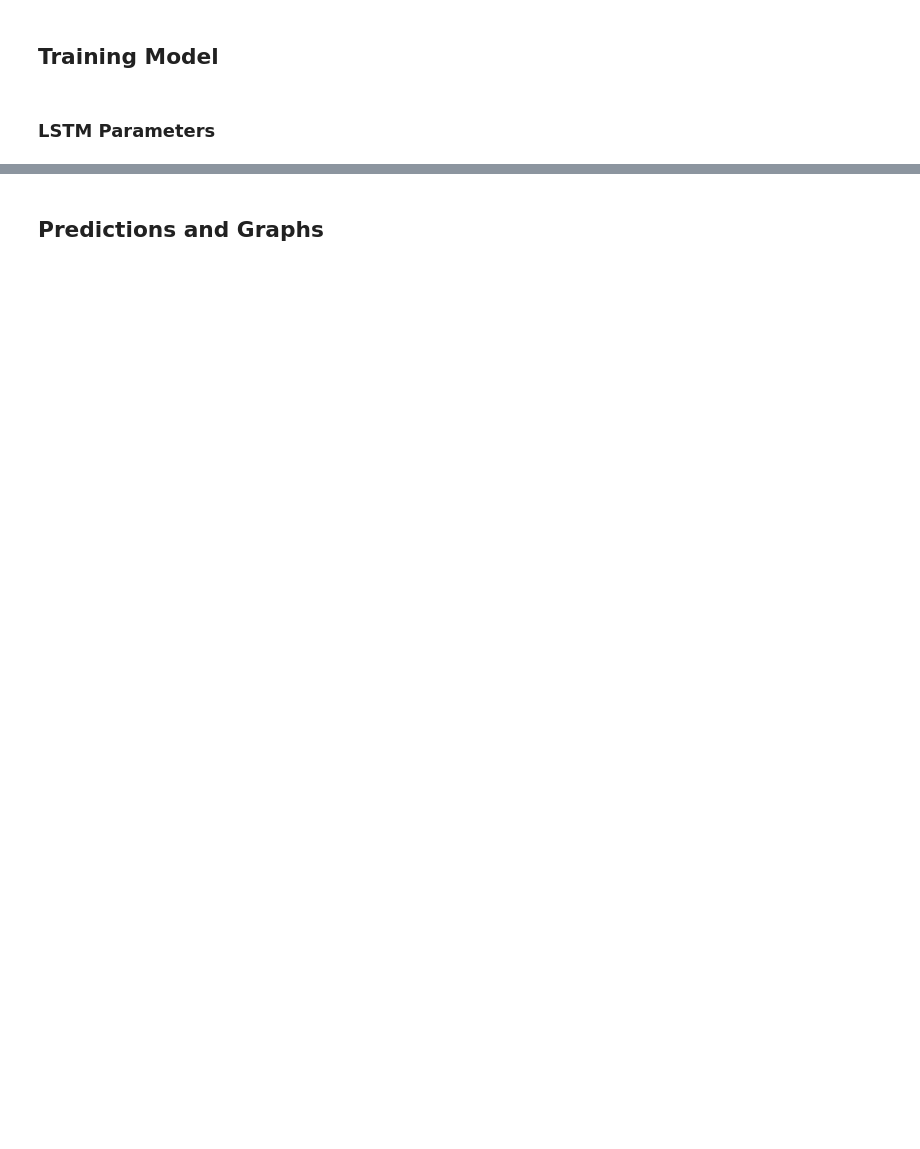
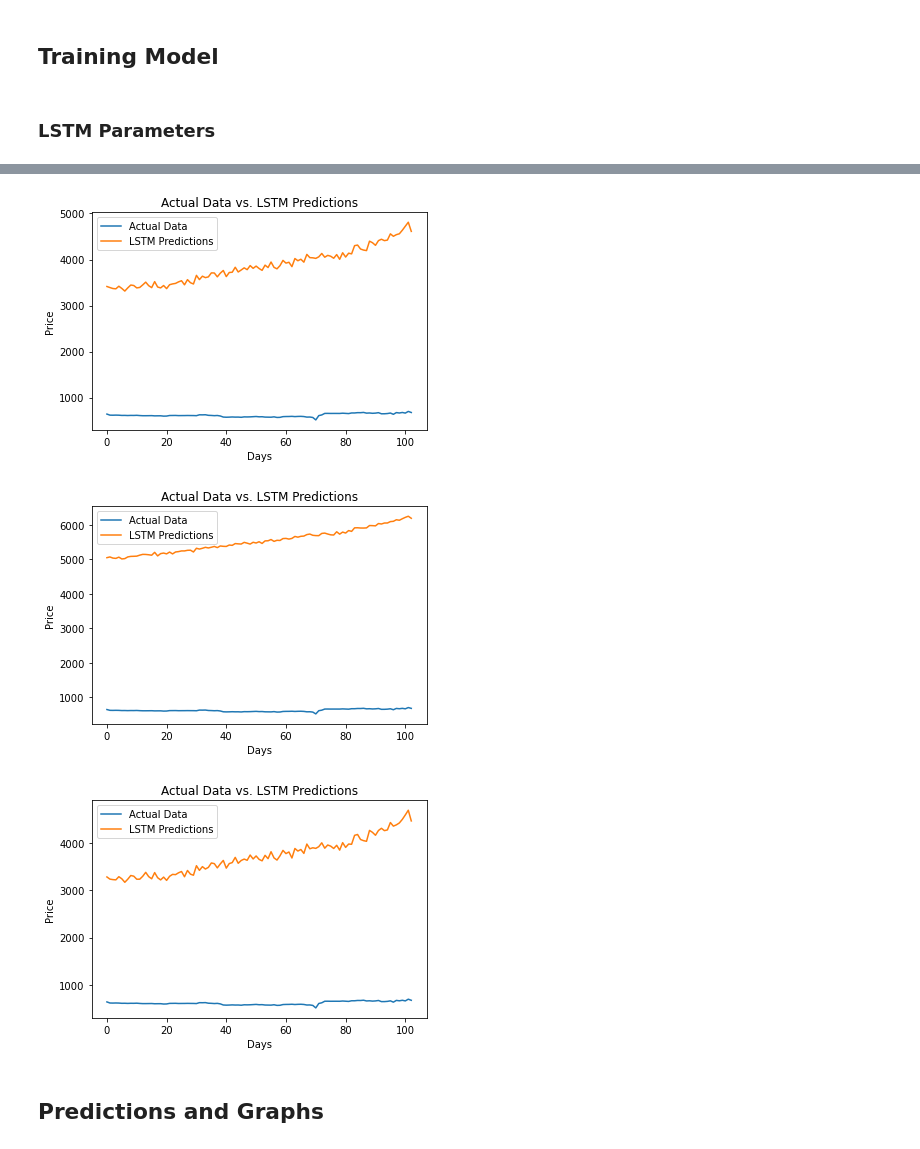
Before and after one commit to spa542/DSCI-490, a Jupyter notebook: src/LSTM Model Prediction Tashman.ipynb, the cells around one changed output, grey strips where cells are left out. Drawn from its saved outputs; the diff is of its cells as text; code cells hidden in the pictures; blank space fills up the shorter version.

```diff
--- a/src/LSTM Model Prediction Tashman.ipynb
+++ b/src/LSTM Model Prediction Tashman.ipynb
@@ -325,3 +379,23 @@ Epoch: 900, train loss: 0.00448, test loss: 0.00002
+# %%
+tashman_testing(lstm=lstm_first_class,
+                loss_fn=loss_fn,
+                X_test=X_test_tensors_final[:test_split_limit,:,:],
+                y_test=y_test_tensors[:test_split_limit,:],
+                mm=mm)
+tashman_testing(lstm=lstm_first_class,
+                loss_fn=loss_fn,
+                X_test=X_test_tensors_final[test_split_limit:2*test_split_limit,:,:],
+                y_test=y_test_tensors[:test_split_limit,:],
+                mm=mm)
+tashman_testing(lstm=lstm_first_class,
+                loss_fn=loss_fn,
+                X_test=X_test_tensors_final[2*test_split_limit:,:,:],
+                y_test=y_test_tensors[:test_split_limit,:],
+                mm=mm)
+# %% [output]
+[figure, added]
+[figure, added]
+[figure, added]
 # %% [markdown]
 ## Predictions and Graphs
 # %%
```
Also changed, not shown: parts of 13 cells of this notebook.
